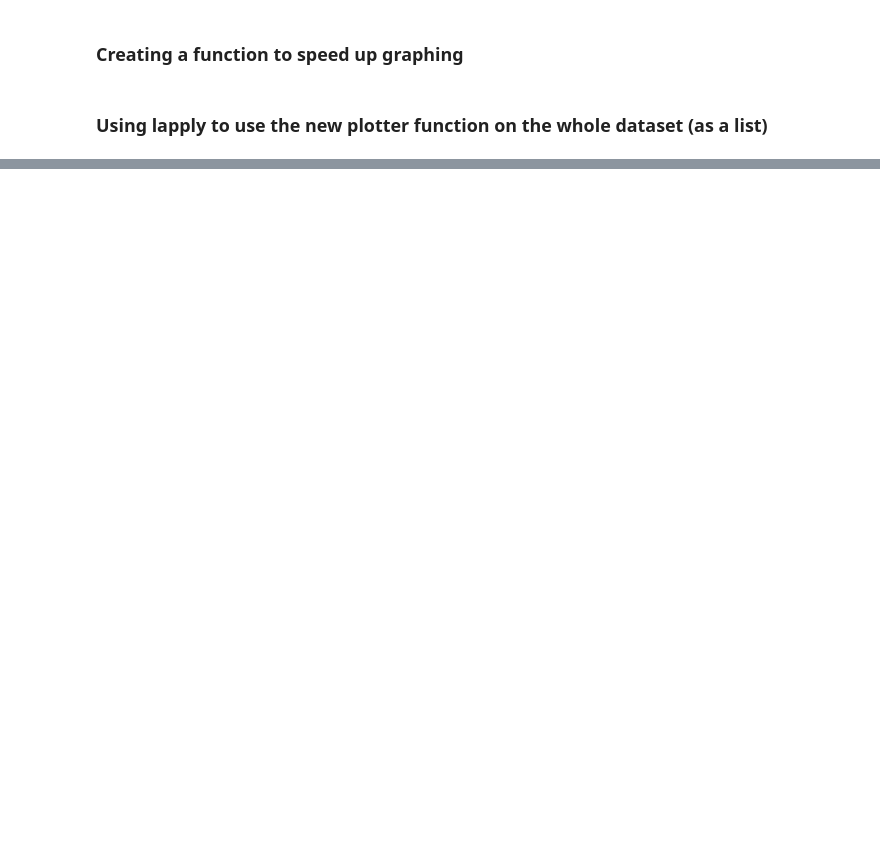
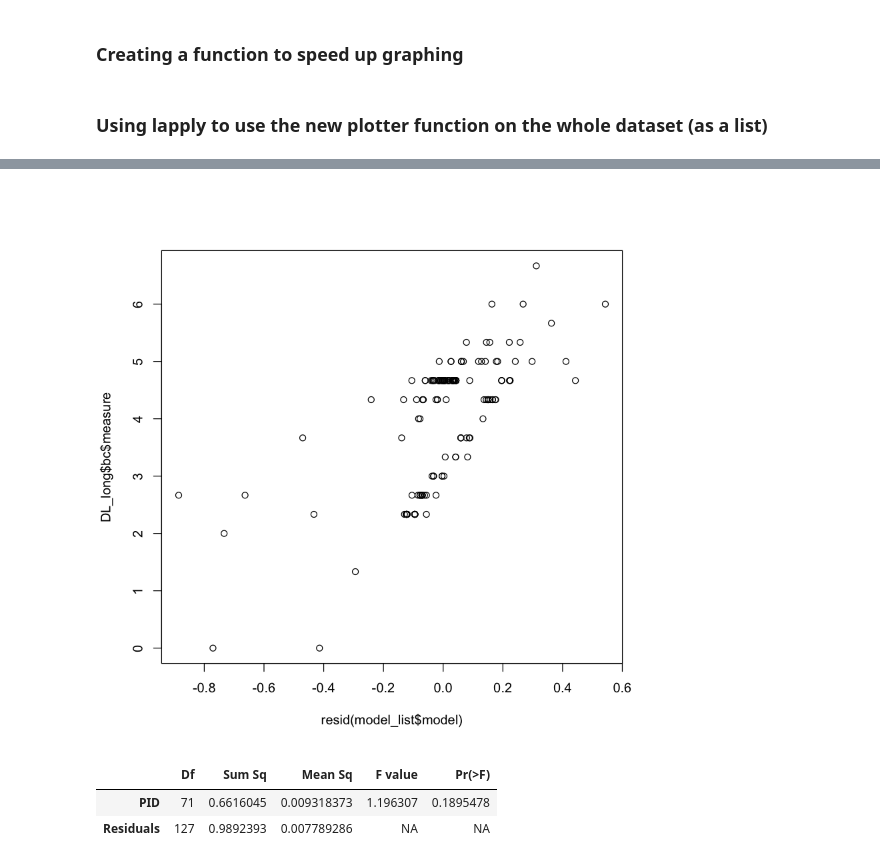
Before and after one commit to lbauert/TPBT, a Jupyter notebook: Lia_Analysis.ipynb, the cells around one changed output, grey strips where cells are left out. Drawn from its saved outputs; the diff is of its cells as text; code cells hidden in the pictures; blank space fills up the shorter version.

Commit message:
minor fix in fitter and diagnostic plots

```diff
--- a/Lia_Analysis.ipynb
+++ b/Lia_Analysis.ipynb
@@ -474,3 +471,7 @@ timeRS<-update(timeRI, random=~time_bev|PID)
+# %%
+# timeRS<-update(timeRI, random=~time_bev|PID)
+timeRS<-lme(
+    attitude~1+time_bev, data=AA_long, random=~time_bev|PID, method="ML", na.action=na.exclude, control=list(opt="optim"))
 # %% [markdown]
 ### Examine the results
 Is anything interesting?
@@ -529,0 +505,7 @@ Number of Groups: 72
+# %%
+# timeCov<-update(timeRS, .~.+Sweet)
+timeCov<-lme(
+    attitude~1+time_bev*Sweet, data=AA_long, random=~time_bev|PID, method="ML", na.action=na.exclude, control=list(opt="optim"))
+
+summary(timeCov)
+anova(timeCov)
@@ -542,10 +547,10 @@ fitter<-function(x){
     x$Sweet<-as.factor(x$Sweet)
     intercept<-gls(measure~1, data=x, method="ML", na.action=na.exclude)
     randomIntercept<-lme(measure~1, data=x, random=~1|PID, method="ML", na.action=na.exclude, control=list(opt="optim"))
-    timeRI<-update(randomIntercept, .~.+time)
-    timeRS<-update(timeRI, random=~time|PID)
-    timeCov<-update(timeRS, .~.+Sweet)
-    results <-list("basic"=summary(timeCov), "better?"= anova(intercept, randomIntercept, timeRI, timeRS, timeCov))
+    timeRI<-lme(measure~1+time, data=x, random=~1|PID, method="ML", na.action=na.exclude, control=list(opt="optim"))
+    timeRS<-lme(measure~1+time, data=x, random=~time|PID, method="ML", na.action=na.exclude, control=list(opt="optim"))
+    timeCov<-lme(measure~1+time*Sweet, data=x, random=~time|PID, method="ML", na.action=na.exclude, control=list(opt="optim"))
+    results <-list("model"=timeCov, "basic"=summary(timeCov), "better?"= anova(intercept, randomIntercept, timeRI, timeRS, timeCov))
     return(results)
 }
 # %%
@@ -660,0 +614,3 @@ plot.lme(timeCov)
+# %%
+model_list<-fitter(DL_long$bc)
+model_list[1]
@@ -660,0 +635,17 @@ plot.lme(timeCov)
+# %%
+Plot.Model.F.Linearity<-plot(resid(model_list$model),DL_long$bc$measure)
+# %% [output]
+[figure, added]
+# %%
+#for this portion of the analysis, we need to revisit about statistical significance - since the assumption is that the variance is not going to differ, we would hope to see NO STATISTICAL DIFFERENCES in the following procedure (i.e. p>0.05) to confirm that -
+
+
+DL_long$bc$timeCov.Res<- residuals(model_list$model) #extracts the residuals and places them in a new column in our original data table
+DL_long$bc$Abs.timeCov.Res <-abs(DL_long$bc$timeCov.Res) #creates a new column with the absolute value of the residuals
+DL_long$bc$timeCov.Res2 <- DL_long$bc$Abs.timeCov.Res^2 #squares the absolute values of the residuals to provide the more robust estimate
+Levene.timeCov <- lm(timeCov.Res2 ~ PID, data=DL_long$bc) #ANOVA of the squared residuals
+anova(Levene.timeCov) #displays the results
+# %% [output]
+|  | Df | Sum Sq | Mean Sq | F value | Pr(>F) |
+| PID | 71 | 0.6616045 | 0.009318373 | 1.196307 | 0.1895478 |
+| Residuals | 127 | 0.9892393 | 0.007789286 | NA | NA |
```
Also changed, not shown: parts of 23 cells of this notebook, 1 other file.
